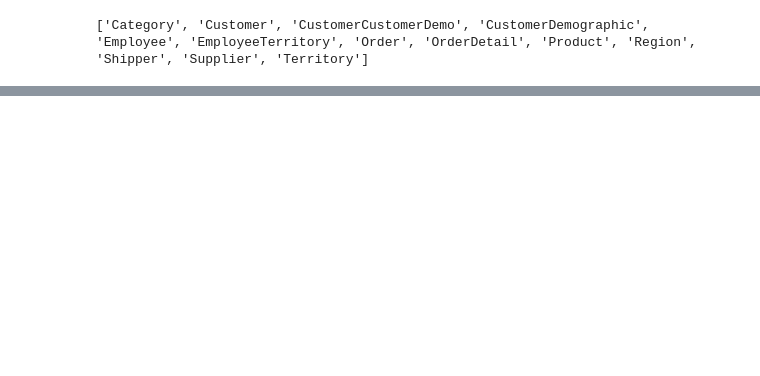
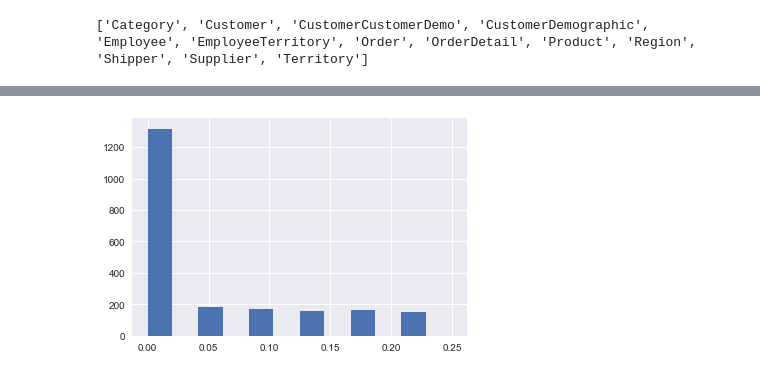
Before and after one commit to Princess-1/ds-3-project, a Jupyter notebook: Module 3 Final Project.ipynb, the cells around one changed output, grey strips where cells are left out. Drawn from its saved outputs; the diff is of its cells as text; code cells hidden in the pictures; blank space fills up the shorter version.

```diff
--- a/Module 3 Final Project.ipynb
+++ b/Module 3 Final Project.ipynb
@@ -71,0 +55,3 @@ df1.head()
+# %%
+# using the pd.read_sql_query() method to get the "OrderDetail" table only
+df1 = pd.read_sql_query('''SELECT * FROM OrderDetail;''', engine)
@@ -71,0 +108,5 @@ df1.head()
+# %%
+crit = (df1.Discount == 0.00) | (df1.Discount == 0.05) | (df1.Discount == 0.10) | (df1.Discount == 0.15) | (df1.Discount == 0.20) | (df1.Discount == 0.25)
+
+df1_test = df1.loc[crit]
+df1_test.Discount.value_counts()
@@ -71,0 +121,5 @@ df1.head()
+# %%
+# plot histogram of frequency of discounts given
+df1_test.Discount.hist(bins = 6, width = .02, align = 'mid', figsize=(6, 4));
+# %% [output]
+[figure, added]
```
Also changed, not shown: parts of 37 cells of this notebook, 3 other files.
